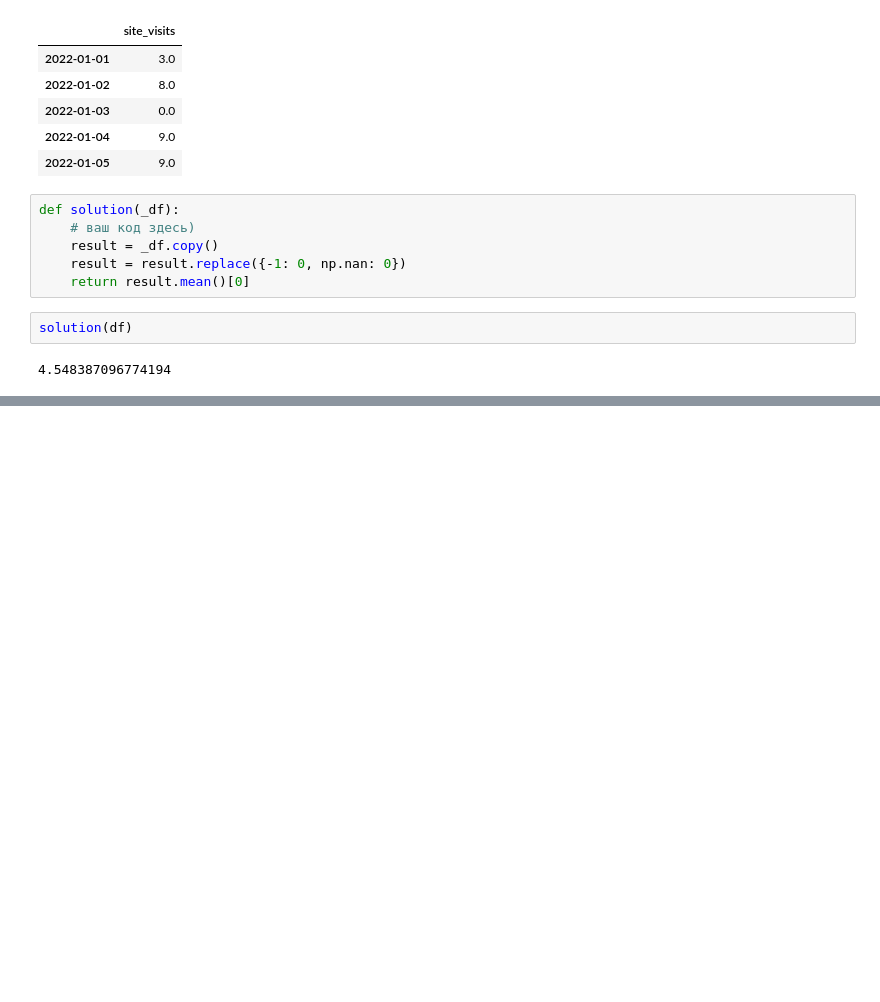
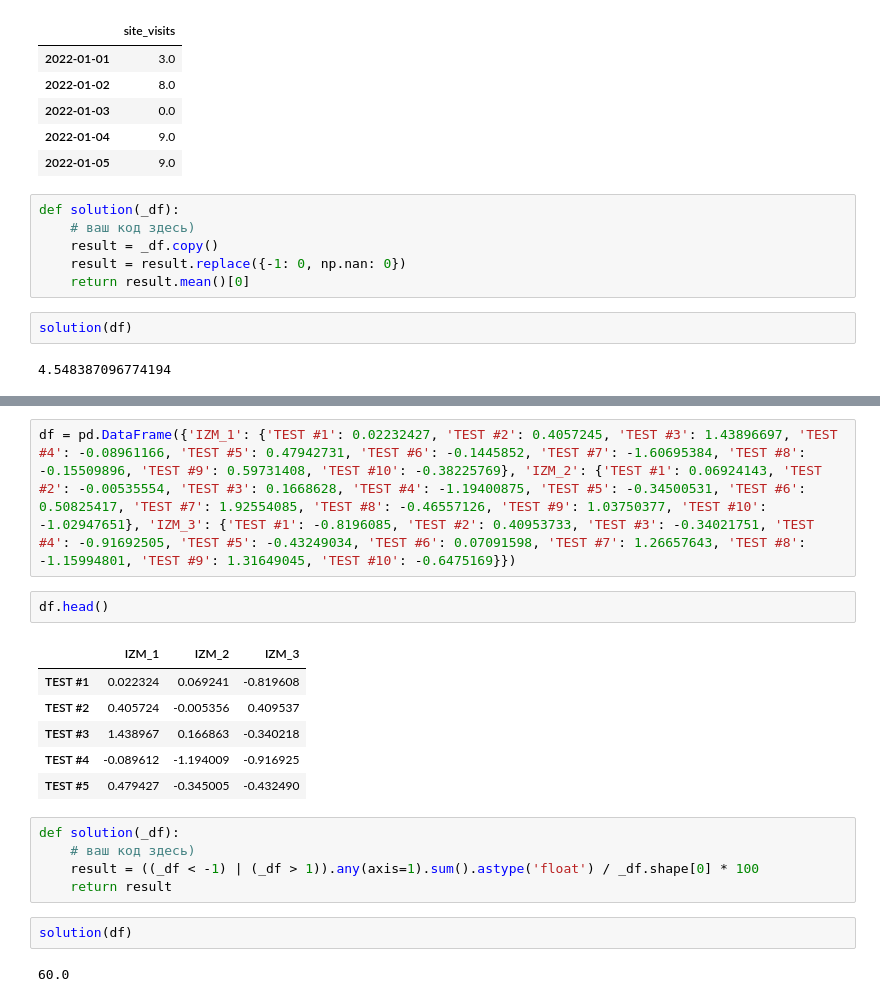
Before and after one commit to gbrs/basics_of_pandas, a Jupyter notebook: Pandas_basic.ipynb, the cells around one changed output, grey strips where cells are left out. Drawn from its saved outputs; the diff is of its cells as text; blank space fills up the shorter version.

```diff
--- a/Pandas_basic.ipynb
+++ b/Pandas_basic.ipynb
@@ -1518,0 +1554,20 @@ solution(df)
+# %%
+df = pd.DataFrame({'IZM_1': {'TEST #1': 0.02232427, 'TEST #2': 0.4057245, 'TEST #3': 1.43896697, 'TEST #4': -0.08961166, 'TEST #5': 0.47942731, 'TEST #6': -0.1445852, 'TEST #7': -1.60695384, 'TEST #8': -0.15509896, 'TEST #9': 0.59731408, 'TEST #10': -0.38225769}, 'IZM_2': {'TEST #1': 0.06924143, 'TEST #2': -0.00535554, 'TEST #3': 0.1668628, 'TEST #4': -1.19400875, 'TEST #5': -0.34500531, 'TEST #6': 0.50825417, 'TEST #7': 1.92554085, 'TEST #8': -0.46557126, 'TEST #9': 1.03750377, 'TEST #10': -1.02947651}, 'IZM_3': {'TEST #1': -0.8196085, 'TEST #2': 0.40953733, 'TEST #3': -0.34021751, 'TEST #4': -0.91692505, 'TEST #5': -0.43249034, 'TEST #6': 0.07091598, 'TEST #7': 1.26657643, 'TEST #8': -1.15994801, 'TEST #9': 1.31649045, 'TEST #10': -0.6475169}})
+# %%
+df.head()
+# %% [output]
+|  | IZM_1 | IZM_2 | IZM_3 |
+| TEST #1 | 0.022324 | 0.069241 | -0.819608 |
+| TEST #2 | 0.405724 | -0.005356 | 0.409537 |
+| TEST #3 | 1.438967 | 0.166863 | -0.340218 |
+| TEST #4 | -0.089612 | -1.194009 | -0.916925 |
+| TEST #5 | 0.479427 | -0.345005 | -0.432490 |
+# %%
+def solution(_df):
+    # ваш код здесь)
+    result = ((_df < -1) | (_df > 1)).any(axis=1).sum().astype('float') / _df.shape[0] * 100
+    return result
+# %%
+solution(df)
+# %% [output]
+60.0
```
Also changed, not shown: parts of 5 cells of this notebook.
